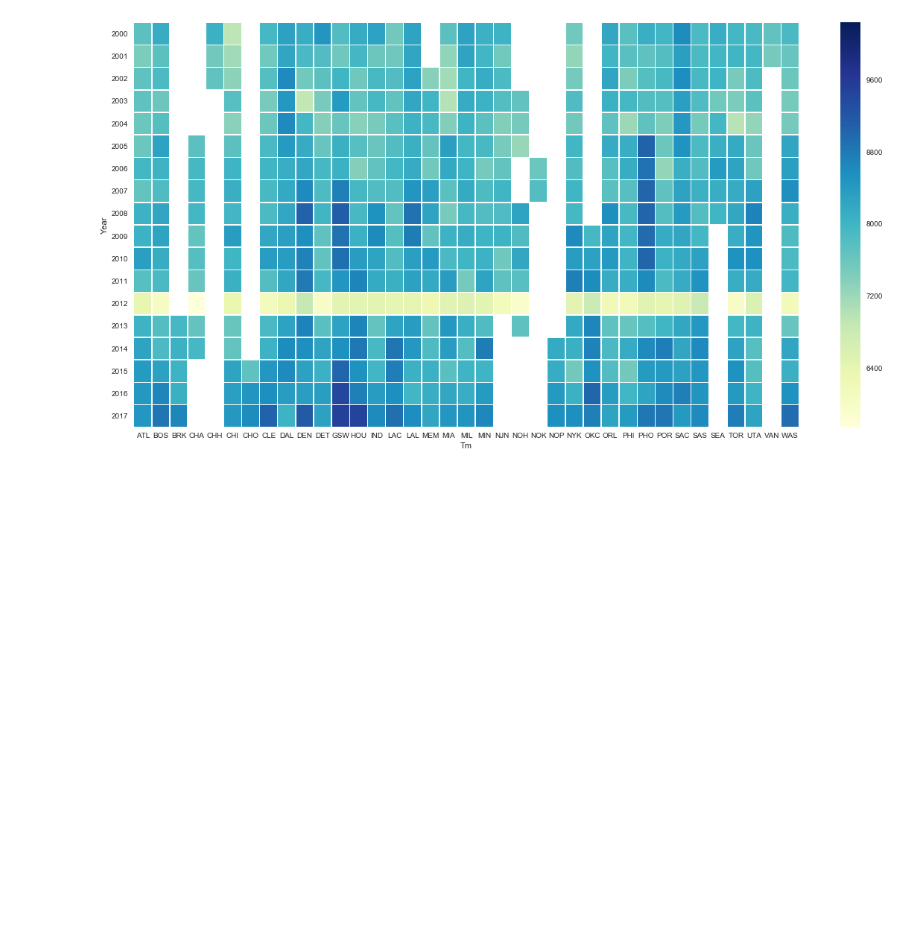
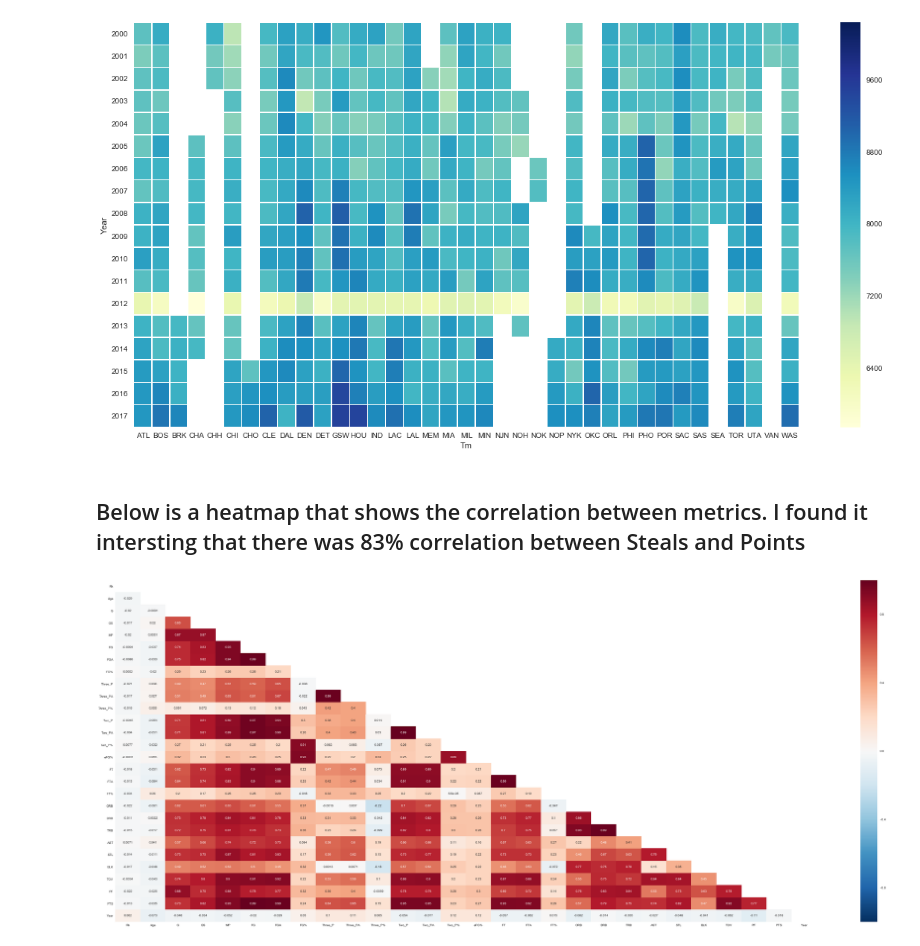
Before and after one commit to jackdoesdata/sports_analysis, a Jupyter notebook: Basketball_Scrape.ipynb, the cells around one changed output. Cells and saved outputs as stored; diff of their text form; code cells hidden in the pictures; blank space fills up the shorter version.

```diff
--- a/Basketball_Scrape.ipynb
+++ b/Basketball_Scrape.ipynb
@@ -57,3 +68,17 @@ plt.setp(heat.get_yticklabels(), rotation=360)
 plt.show()
 # %% [output]
 [figure]
+# %% [markdown]
+## Below is a heatmap that shows the correlation between metrics. I found it intersting that there was 83% correlation between Steals and Points
+# %%
+plt.rcParams['figure.figsize'] = 50,20
+cor = stats.corr()
+sns.set_style('white')
+mask = np.zeros_like(cor)
+mask[np.triu_indices_from(mask)] = True
+
+
+sns.heatmap(cor, annot=True, mask=mask)
+plt.show()
+# %% [output]
+[figure, added]
```
Also changed, not shown: parts of 13 cells of this notebook, 1 other file.
